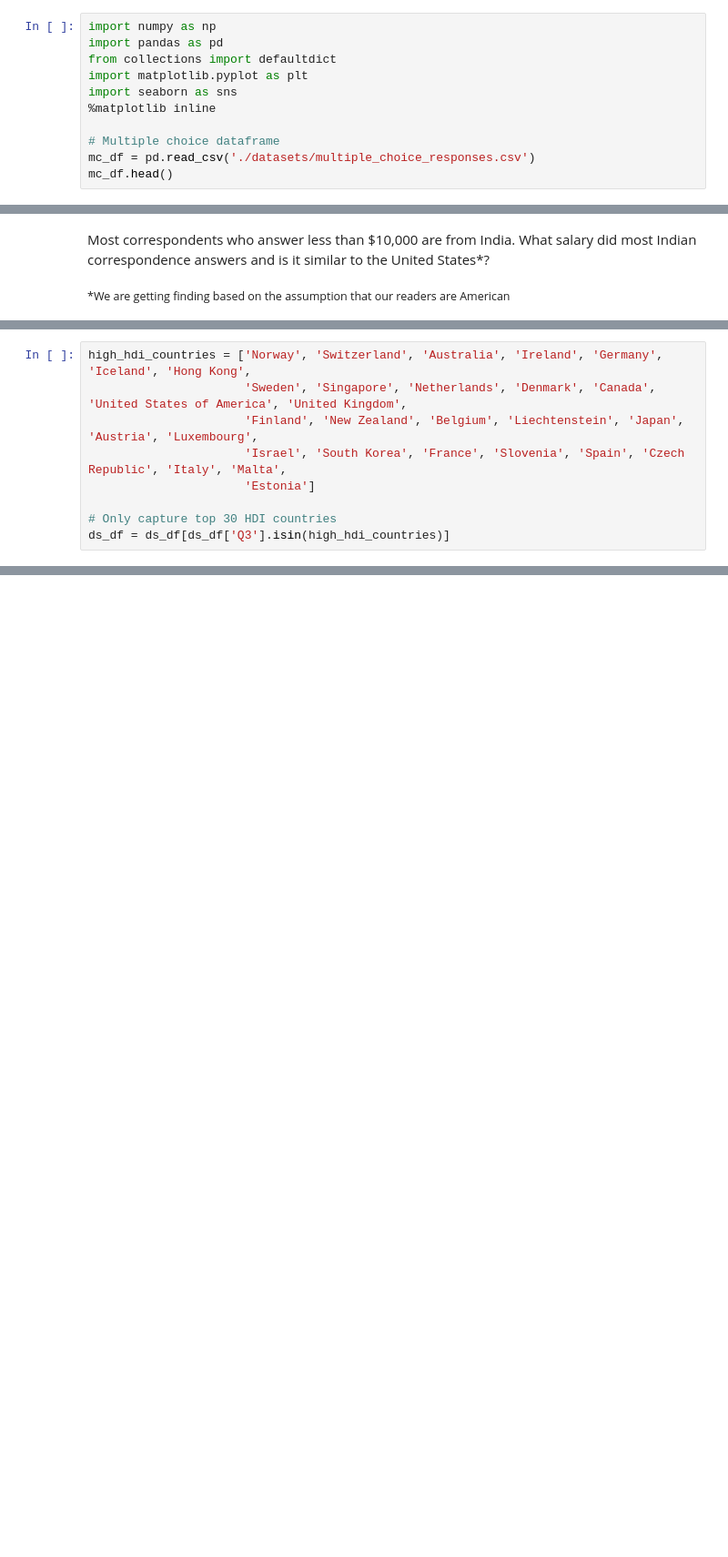
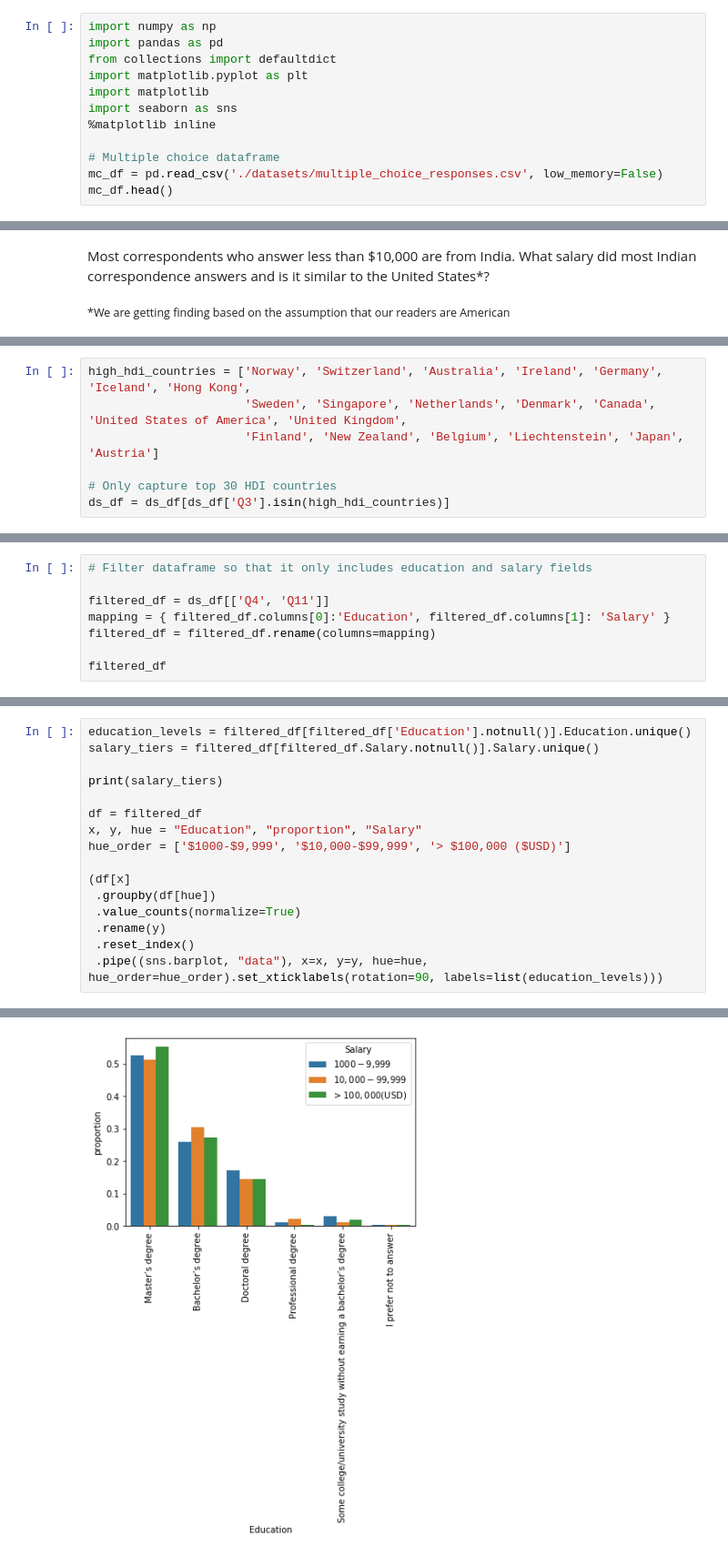
Before and after one commit to beckah/Data-Science-Blog-Post, a Jupyter notebook: HowToBeSuccessful.ipynb, the cells around one changed output, grey strips where cells are left out. Shown at 91% size. Saved outputs shown, nothing was run; the diff lists cells and outputs as text; blank space fills up the shorter version.

Commit message:
Break down salary by degree level. Add stacked barchart breakdown.

```diff
--- a/HowToBeSuccessful.ipynb
+++ b/HowToBeSuccessful.ipynb
@@ -7,9 +7,10 @@ import numpy as np
 import pandas as pd
 from collections import defaultdict
 import matplotlib.pyplot as plt
+import matplotlib
 import seaborn as sns
 %matplotlib inline
 
 # Multiple choice dataframe
-mc_df = pd.read_csv('./datasets/multiple_choice_responses.csv')
+mc_df = pd.read_csv('./datasets/multiple_choice_responses.csv', low_memory=False)
 mc_df.head()
@@ -53,9 +133,7 @@ We can narrow this down by only evaluating data from the top 30 countries who ar
 # %%
 high_hdi_countries = ['Norway', 'Switzerland', 'Australia', 'Ireland', 'Germany', 'Iceland', 'Hong Kong',
                       'Sweden', 'Singapore', 'Netherlands', 'Denmark', 'Canada', 'United States of America', 'United Kingdom',
-                      'Finland', 'New Zealand', 'Belgium', 'Liechtenstein', 'Japan', 'Austria', 'Luxembourg',
-                      'Israel', 'South Korea', 'France', 'Slovenia', 'Spain', 'Czech Republic', 'Italy', 'Malta',
-                      'Estonia']
+                      'Finland', 'New Zealand', 'Belgium', 'Liechtenstein', 'Japan', 'Austria']
 
 # Only capture top 30 HDI countries
 ds_df = ds_df[ds_df['Q3'].isin(high_hdi_countries)]
@@ -63,0 +208,8 @@ ds_df.Q3.value_counts(normalize=True)
+# %%
+# Filter dataframe so that it only includes education and salary fields
+
+filtered_df = ds_df[['Q4', 'Q11']]
+mapping = { filtered_df.columns[0]:'Education', filtered_df.columns[1]: 'Salary' }
+filtered_df = filtered_df.rename(columns=mapping)
+
+filtered_df
@@ -63,0 +230,17 @@ ds_df.Q3.value_counts(normalize=True)
+# %%
+education_levels = filtered_df[filtered_df['Education'].notnull()].Education.unique()
+salary_tiers = filtered_df[filtered_df.Salary.notnull()].Salary.unique()
+
+print(salary_tiers)
+
+df = filtered_df
+x, y, hue = "Education", "proportion", "Salary"
+hue_order = ['$1000-$9,999', '$10,000-$99,999', '> $100,000 ($USD)']
+
+(df[x]
+ .groupby(df[hue])
+ .value_counts(normalize=True)
+ .rename(y)
+ .reset_index()
+ .pipe((sns.barplot, "data"), x=x, y=y, hue=hue, hue_order=hue_order).set_xticklabels(rotation=90, labels=list(education_levels)))
+# %% [output]
@@ -63,0 +261 @@ ds_df.Q3.value_counts(normalize=True)
+[figure, added]
```
Also changed, not shown: parts of 22 cells of this notebook.
